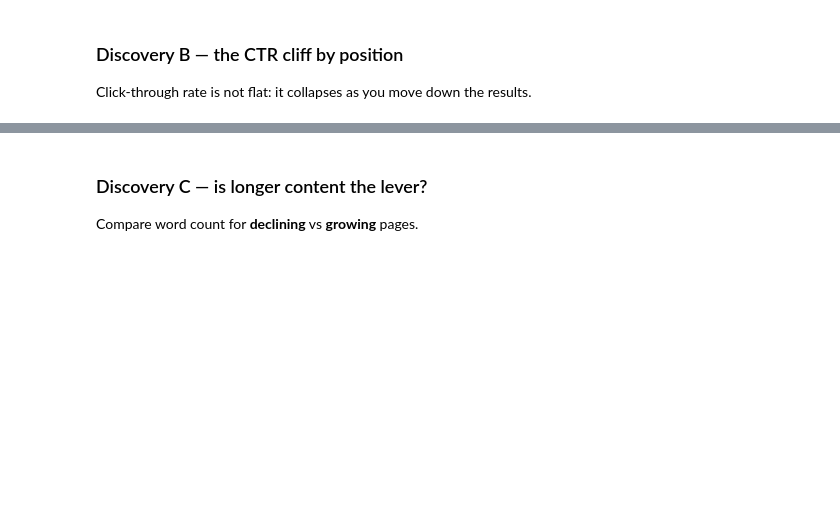
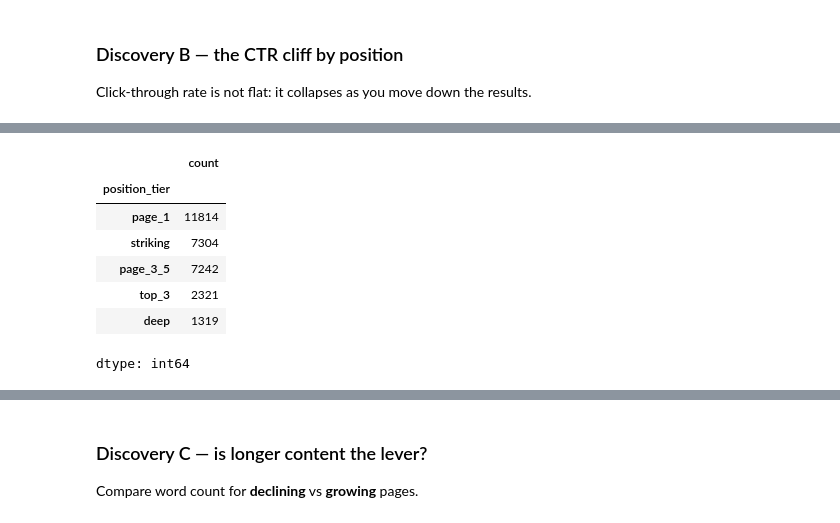
Before and after one commit to omaradelahmed/fly-rank-internship1, a Jupyter notebook: notebooks/01_first_look_and_discovery.ipynb, the cells around one changed output, grey strips where cells are left out. Drawn from its saved outputs; the diff is of its cells as text; code cells hidden in the pictures; blank space fills up the shorter version.

```diff
--- a/notebooks/01_first_look_and_discovery.ipynb
+++ b/notebooks/01_first_look_and_discovery.ipynb
@@ -76,3 +148,14 @@ Click-through rate is not flat: it collapses as you move down the results.
+# %%
+df['position_tier'].value_counts()
+# %% [output]
+|  | count |
+| position_tier |  |
+| page_1 | 11814 |
+| striking | 7304 |
+| page_3_5 | 7242 |
+| top_3 | 2321 |
+| deep | 1319 |
+dtype: int64
 # %%
 visible = df[df["impressions_90d"] >= 100]
 ctr_by_pos = visible.groupby("position_tier")["ctr"].mean().sort_values(ascending=False)
```
Also changed, not shown: parts of 11 cells of this notebook.
